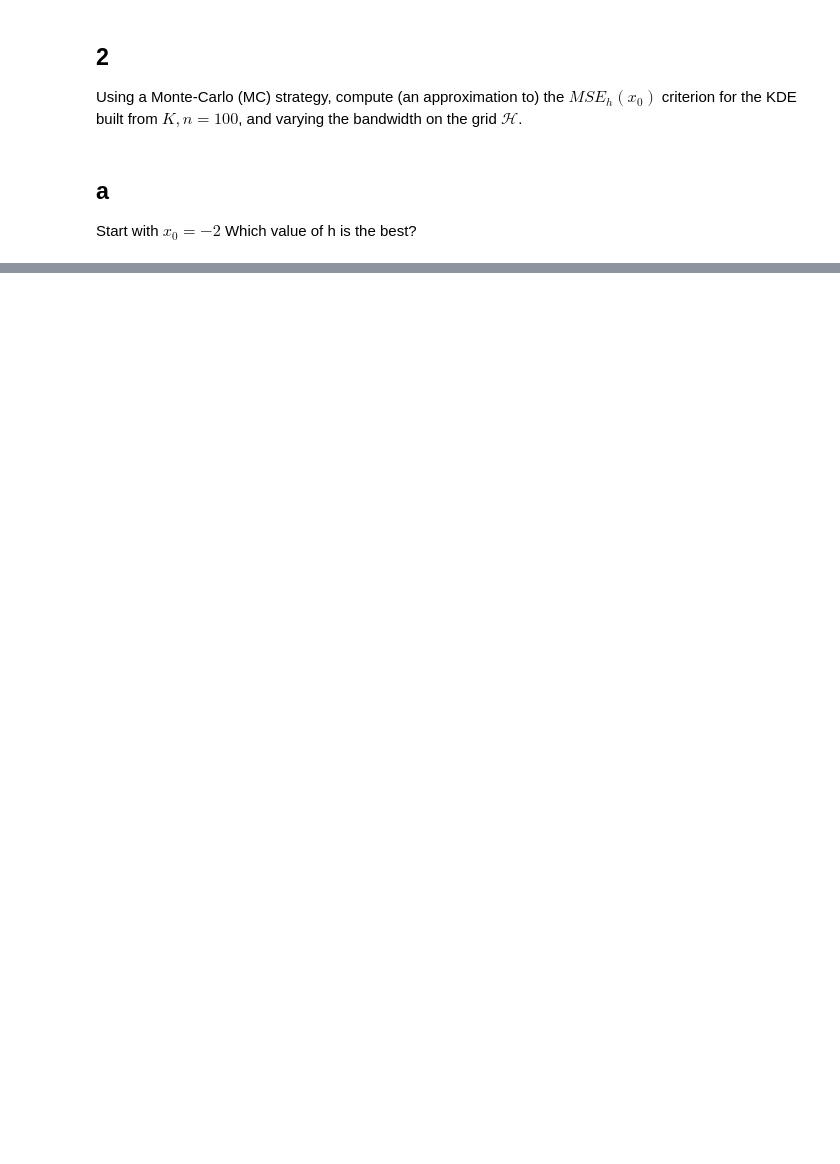
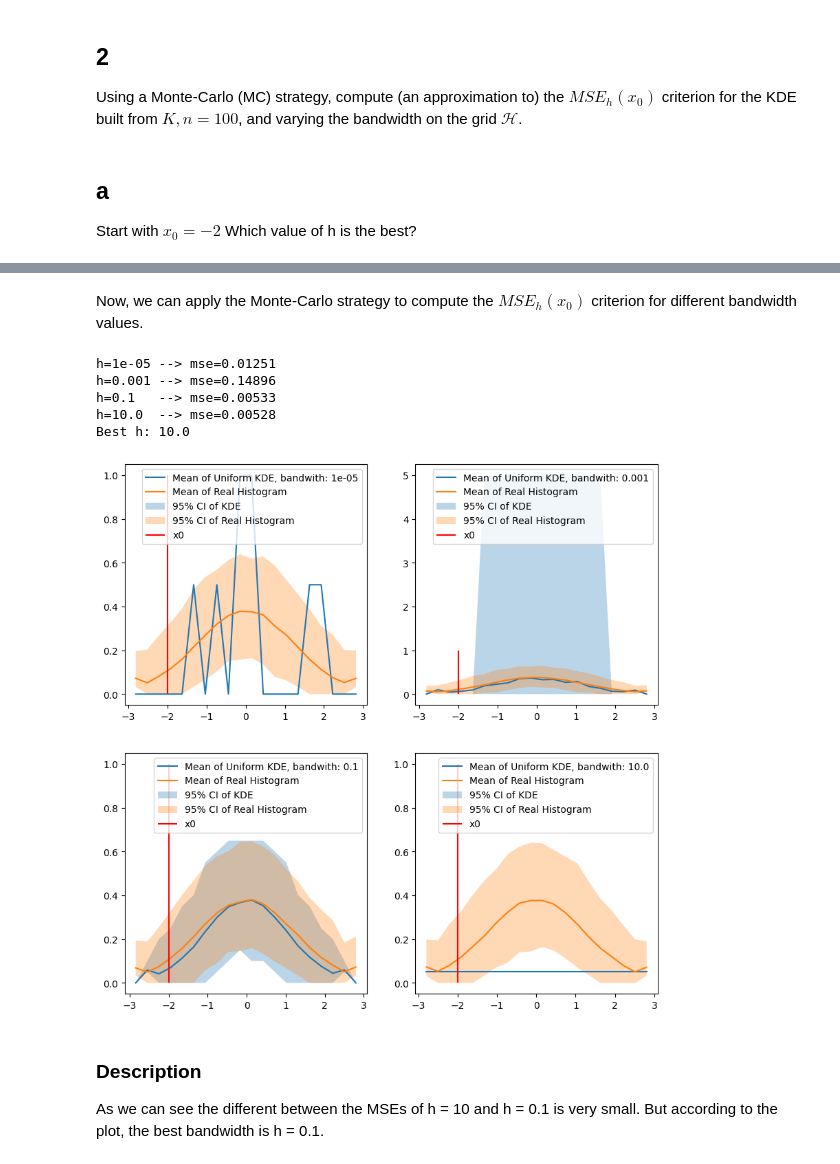
Before and after one commit to kkasra12/fundamental-of-statistical-learning, a Jupyter notebook: ans.ipynb, the cells around one changed output, grey strips where cells are left out. Cells and saved outputs as stored; diff of their text form; code cells hidden in the pictures; blank space fills up the shorter version.

```diff
--- a/ans.ipynb
+++ b/ans.ipynb
@@ -169,0 +217,64 @@ Start with $x_0 = −2$ Which value of h is the best?
+# %% [markdown]
+Now, we can apply the Monte-Carlo strategy to compute the $MSE_h(x_0)$ criterion for different bandwidth values.
+# %%
+mc_count = 1000
+num_points = 20
+np.random.seed(2)
+
+fig, axes = plt.subplots(2, 2, figsize=(10, 10))
+axes = axes.flatten()
+mc_mse_values = []
+for h, ax in zip(H, axes):
+    mse_values = []
+    all_x_range = []
+    all_y_range = []
+    all_real_hist = []
+    for _ in range(mc_count):
+        data = np.random.normal(0, 1, 100)
+        real_hist = np.histogram(data, bins=num_points, density=True)[0]
+        x_range, y_range = kde(data, h, uniform_kernel_function, num_points=num_points)
+        kde_values = np.interp(x0, x_range, y_range)
+        real_value = np.interp(x0, x_range, real_hist)
+        mse_values.append(mse(kde_values, real_value))
+        all_x_range.append(x_range)
+        all_y_range.append(y_range)
+        all_real_hist.append(real_hist)
+    mc_mse_values.append(np.mean(mse_values))
+    ax.plot(np.mean(all_x_range, axis=0), np.mean(all_y_range, axis=0), label=f"Mean of Uniform KDE, bandwith: {h}")
+    ax.plot(np.mean(all_x_range, axis=0), np.mean(all_real_hist, axis=0), label="Mean of Real Histogram")
+
+    ax.fill_between(
+        np.mean(all_x_range, axis=0),
+        np.percentile(all_y_range, 2.5, axis=0),
+        np.percentile(all_y_range, 97.5, axis=0),
+        alpha=0.3,
+        label="95% CI of KDE",
+    )
+    ax.fill_between(
+        np.mean(all_x_range, axis=0),
+        np.percentile(all_real_hist, 2.5, axis=0),
+        np.percentile(all_real_hist, 97.5, axis=0),
+        alpha=0.3,
+        label="95% CI of Real Histogram",
+    )
+    ax.vlines(x0, 0, 1, color="red", label="x0")
+    ax.legend()
+
+
+best_h = H[np.argmin(mc_mse_values)]
+t = [[f"{h=}",f"{mse=:.5f}"] for h, mse in zip(H, mc_mse_values)]
+w1 = max(len(s[0]) for s in t)
+print(*[f"{h:<{w1}} --> {mse}" for h, mse in t], sep="\n")
+
+print(f"Best h: {best_h}")
+# %% [output]
+h=1e-05 --> mse=0.01251
+h=0.001 --> mse=0.14896
+h=0.1   --> mse=0.00533
+h=10.0  --> mse=0.00528
+Best h: 10.0
+[figure, added]
+# %% [markdown]
+### Description
+
+As we can see the different between the MSEs of h = 10 and h = 0.1 is very small. But according to the plot, the best bandwidth is h = 0.1.
```
Also changed, not shown: parts of 10 cells of this notebook.
